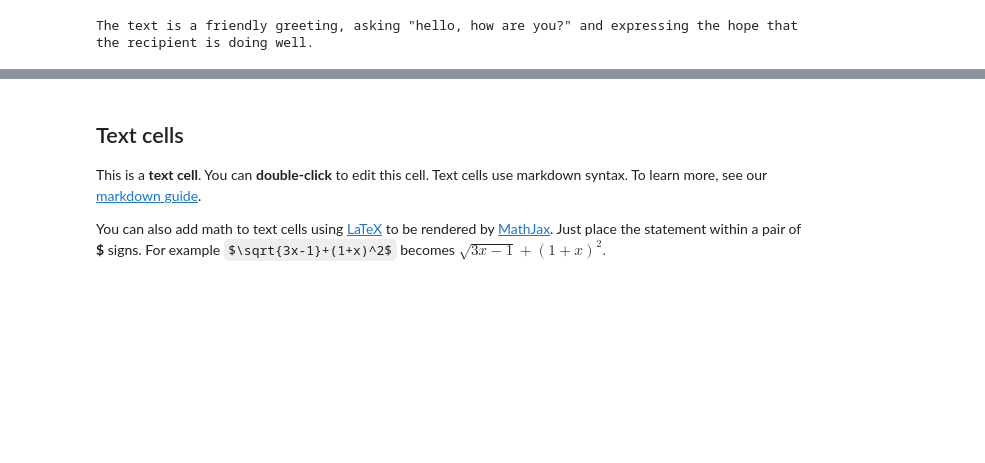
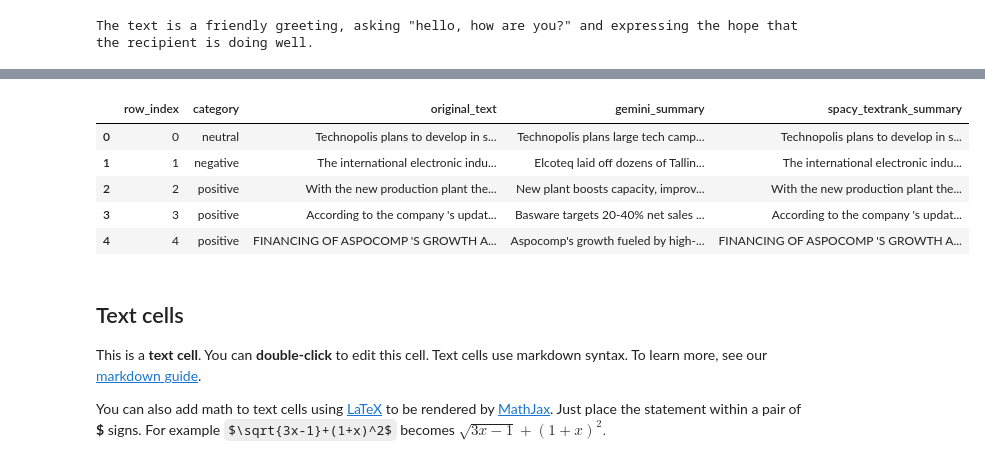
Before and after one commit to jorisjose/ai-home-assignment, a Jupyter notebook: Copy_of_Overview_of_Colaboratory_Features.ipynb, the cells around one changed output, grey strips where cells are left out. Drawn from its saved outputs; the diff is of its cells as text; code cells hidden in the pictures; blank space fills up the shorter version.

```diff
--- a/Copy_of_Overview_of_Colaboratory_Features.ipynb
+++ b/Copy_of_Overview_of_Colaboratory_Features.ipynb
@@ -156,0 +346,82 @@ The text is a friendly greeting, asking "hello, how are you?" and expressing the
+# %%
+# --- Setup: installs ---
+!pip -q install google-genai gcsfs pandas spacy pytextrank
+!python -m spacy download en_core_web_sm
+
+import pandas as pd
+import gcsfs
+import os
+import spacy, pytextrank
+from google.colab import auth
+
+# --- Authenticate Colab with GCP for GCS access ---
+auth.authenticate_user()
+
+# --- Load CSV from GCS ---
+fs = gcsfs.GCSFileSystem(token="google_default")
+csv_path = "gs://ai-home-assignment-datasets/all-data.csv"
+
+with fs.open(csv_path, "rb") as f:
+    df = pd.read_csv(f, encoding="latin1")
+
+# Standardize column names (first col = label, second col = text)
+df = df.iloc[:, :2].copy()
+df.columns = ["category", "original_text"]
+
+# Take first 5 rows
+subset = df.head(5).copy()
+
+# --- spaCy + PyTextRank setup ---
+nlp = spacy.load("en_core_web_sm")
+nlp.add_pipe("textrank")
+
+def spacy_summary_10w(text: str) -> str:
+    """Extractive summary using PyTextRank, compressed to ≤10 words."""
+    doc = nlp(text)
+    # Take top 1 sentence from textrank
+    sents = [str(s) for s in doc._.textrank.summary(limit_sentences=1)]
+    if not sents:
+        return ""
+    # Keep only first 10 words
+    return " ".join(sents[0].split()[:10])
+
+# --- Gemini client setup ---
+try:
+    from google.colab import userdata
+    GEMINI_KEY = userdata.get('GOOGLE_API_KEY')
+except Exception:
+    GEMINI_KEY = os.getenv("GEMINI_API_KEY")
+
+if not GEMINI_KEY:
+    raise RuntimeError("Gemini API key not found. Add it in Colab Secrets as 'GOOGLE_API_KEY'.")
+
+from google import genai
+genai_client = genai.Client(api_key=GEMINI_KEY)
+
+def gemini_summary_10w(text: str, model_name="gemini-1.5-flash") -> str:
+    """Abstractive summary from Gemini, max 10 words."""
+    prompt = f"Summarize the following text in 10 words or less:\n\n{text}"
+    resp = genai_client.models.generate_content(model=model_name, contents=prompt)
+    return resp.text.strip() if hasattr(resp, "text") and resp.text else ""
+
+# --- Build comparison dataframe ---
+rows = []
+for idx, r in subset.iterrows():
+    gem = gemini_summary_10w(r["original_text"])
+    spx = spacy_summary_10w(r["original_text"])
+    rows.append({
+        "row_index": idx,
+        "category": r["category"],
+        "original_text": r["original_text"],  # full text, no cut
+        "gemini_summary": gem,
+        "spacy_textrank_summary": spx
+    })
+
+comparison_df = pd.DataFrame(rows, columns=[
+    "row_index", "category", "original_text", "gemini_summary", "spacy_textrank_summary"
+])
+
+# --- Display the table (full text visible) ---
+pd.set_option("display.max_colwidth", None)
+display(comparison_df)
+# %% [output]
@@ -157,3 +436,9 @@ The text is a friendly greeting, asking "hello, how are you?" and expressing the
+|  | row_index | category | original_text | gemini_summary | spacy_textrank_summary |
+| 0 | 0 | neutral | Technopolis plans to develop in s... | Technopolis plans large tech camp... | Technopolis plans to develop in s... |
+| 1 | 1 | negative | The international electronic indu... | Elcoteq laid off dozens of Tallin... | The international electronic indu... |
+| 2 | 2 | positive | With the new production plant the... | New plant boosts capacity, improv... | With the new production plant the... |
+| 3 | 3 | positive | According to the company 's updat... | Basware targets 20-40% net sales ... | According to the company 's updat... |
+| 4 | 4 | positive | FINANCING OF ASPOCOMP 'S GROWTH A... | Aspocomp's growth fueled by high-... | FINANCING OF ASPOCOMP 'S GROWTH A... |
 # %% [markdown]
 ## Text cells
 This is a **text cell**. You can **double-click** to edit this cell. Text cells
```
Also changed, not shown: parts of 4 cells of this notebook.
